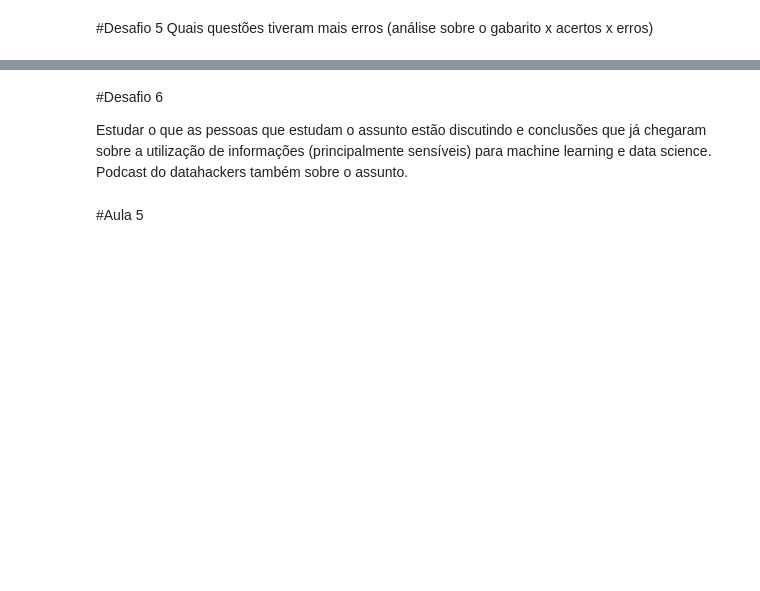
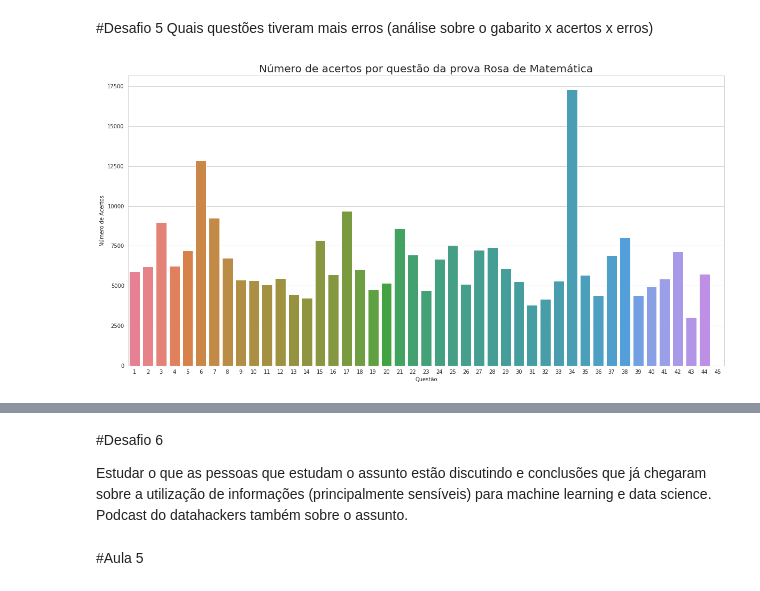
Before and after one commit to RobsonCrLira/QuarentenaDadosAlura, a Jupyter notebook: Desafios_Aula_4.ipynb, the cells around one changed output, grey strips where cells are left out. Cells and saved outputs as stored; diff of their text form; code cells hidden in the pictures; blank space fills up the shorter version.

```diff
--- a/Desafios_Aula_4.ipynb
+++ b/Desafios_Aula_4.ipynb
@@ -167,0 +264,5 @@ Quais questões tiveram mais erros (análise sobre o gabarito x acertos x erros)
+# %%
+# Chamando a função "plota_acertos_por_questao()" para a prova de Matemática ('MT') prova da cor rosa (cód. 461)
+plota_acertos_por_questao('MT', 461)
+# %% [output]
+[figure, added]
```
Also changed, not shown: parts of 5 cells of this notebook.
